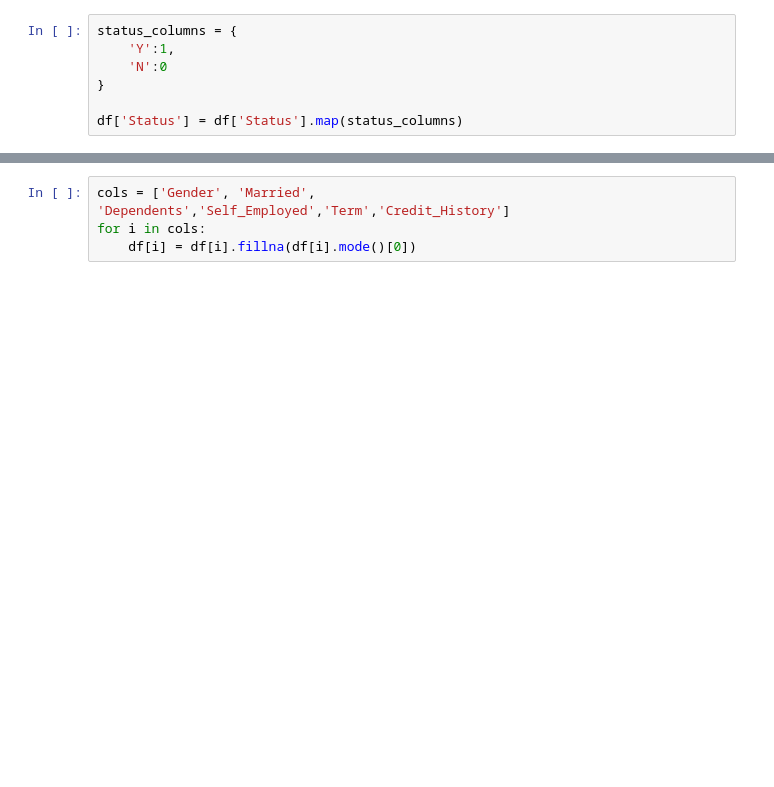
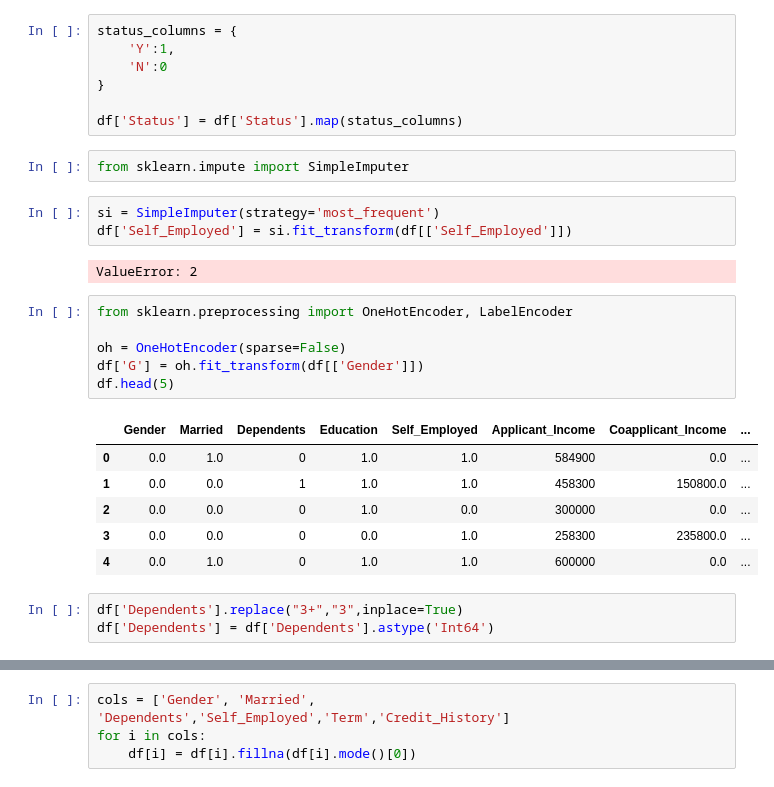
Before and after one commit to AyushPandey-123/Loan-Prediction, a Jupyter notebook: notebook/MODEL TRAINING.ipynb, the cells around one changed output, grey strips where cells are left out. Cells and saved outputs as stored; diff of their text form; blank space fills up the shorter version.

```diff
--- a/notebook/MODEL TRAINING.ipynb
+++ b/notebook/MODEL TRAINING.ipynb
@@ -29,3 +53,26 @@ status_columns = {
 }
 
 df['Status'] = df['Status'].map(status_columns)
+# %%
+from sklearn.impute import SimpleImputer
+# %%
+si = SimpleImputer(strategy='most_frequent')
+df['Self_Employed'] = si.fit_transform(df[['Self_Employed']])
+# %% [output]
+ValueError: 2
+# %%
+from sklearn.preprocessing import OneHotEncoder, LabelEncoder
+
+oh = OneHotEncoder(sparse=False)
+df['G'] = oh.fit_transform(df[['Gender']])
+df.head(5)
+# %% [output]
+|  | Gender | Married | Dependents | Education | Self_Employed | Applicant_Income | Coapplicant_Income | ... |
+| 0 | 0.0 | 1.0 | 0 | 1.0 | 1.0 | 584900 | 0.0 | ... |
+| 1 | 0.0 | 0.0 | 1 | 1.0 | 1.0 | 458300 | 150800.0 | ... |
+| 2 | 0.0 | 0.0 | 0 | 1.0 | 0.0 | 300000 | 0.0 | ... |
+| 3 | 0.0 | 0.0 | 0 | 0.0 | 1.0 | 258300 | 235800.0 | ... |
+| 4 | 0.0 | 1.0 | 0 | 1.0 | 1.0 | 600000 | 0.0 | ... |
+# %%
+df['Dependents'].replace("3+","3",inplace=True)
+df['Dependents'] = df['Dependents'].astype('Int64')
```
Also changed, not shown: parts of 22 cells of this notebook, 16 other files.
